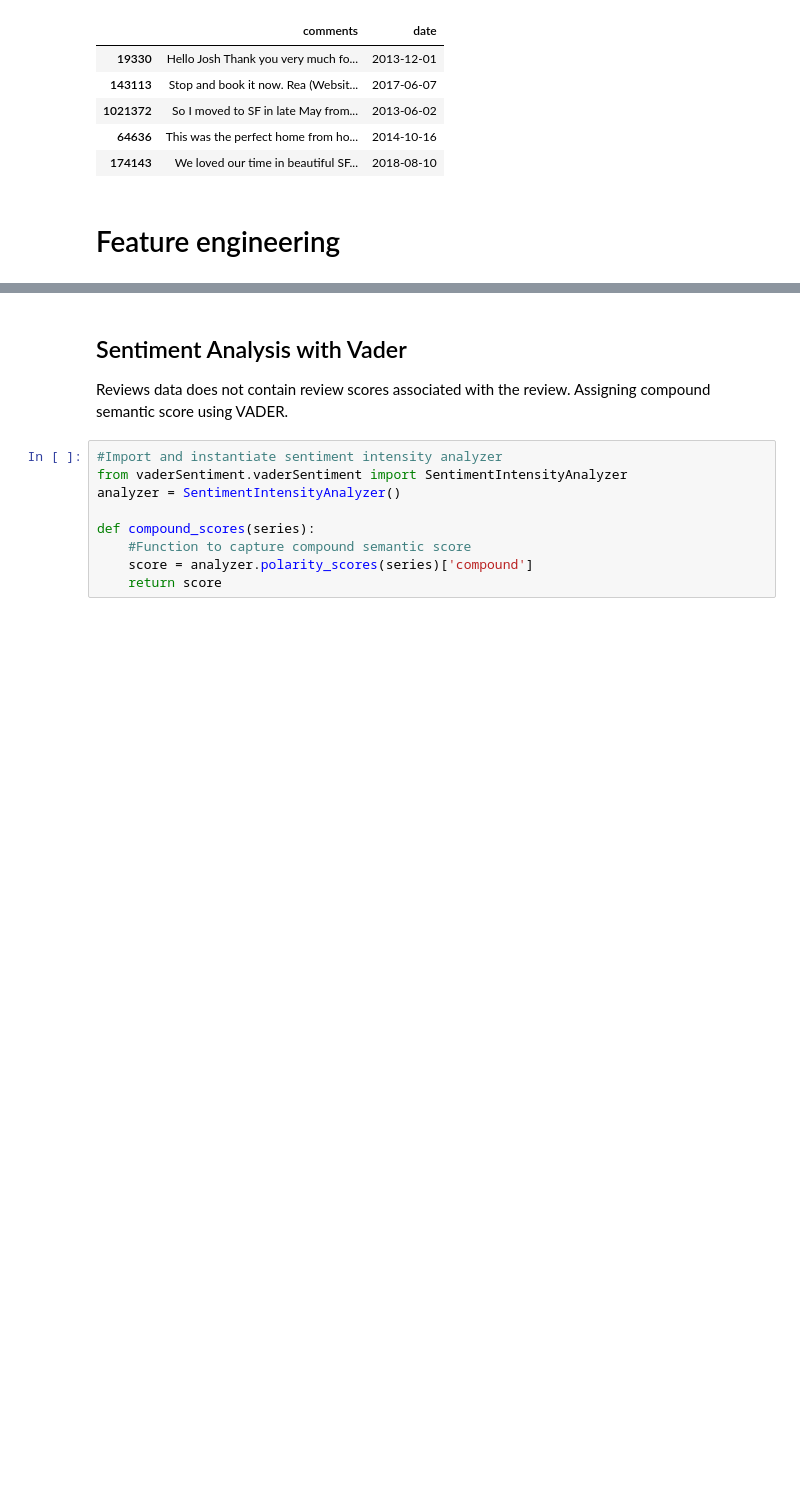
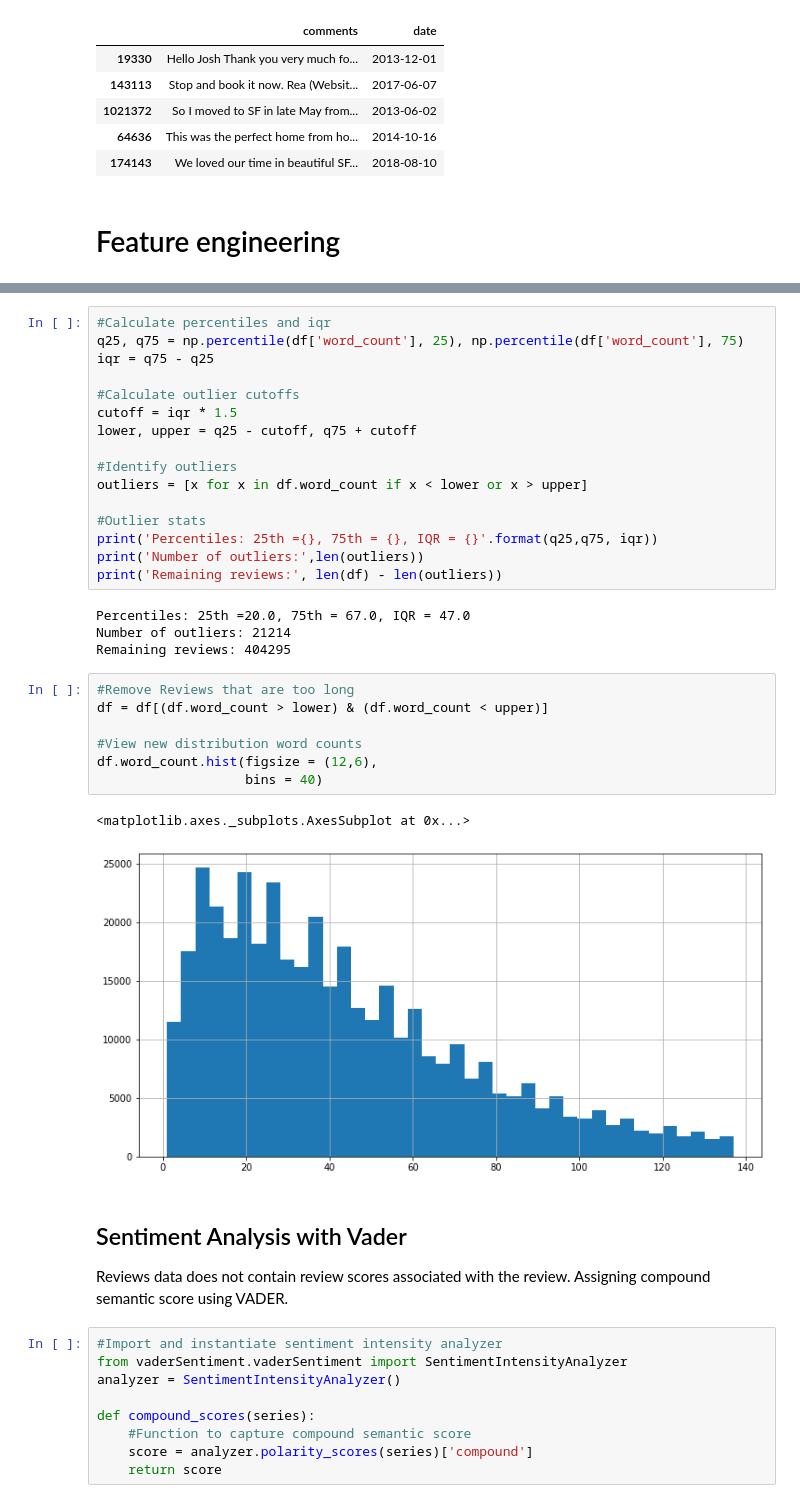
Before and after one commit to KishenSharma6/Airbnb-Analysis, a Jupyter notebook: Project Codes/04. Data Processing and Feature Engineering/2020_0207_Reviews_Preprocessing_NLP.ipynb, the cells around one changed output, grey strips where cells are left out. Saved outputs shown, nothing was run; the diff lists cells and outputs as text; blank space fills up the shorter version.

```diff
--- a/Project Codes/04. Data Processing and Feature Engineering/2020_0207_Reviews_Preprocessing_NLP.ipynb
+++ b/Project Codes/04. Data Processing and Feature Engineering/2020_0207_Reviews_Preprocessing_NLP.ipynb
@@ -55,3 +92,33 @@ dtype: object
+# %%
+#Calculate percentiles and iqr
+q25, q75 = np.percentile(df['word_count'], 25), np.percentile(df['word_count'], 75)
+iqr = q75 - q25
+
+#Calculate outlier cutoffs
+cutoff = iqr * 1.5
+lower, upper = q25 - cutoff, q75 + cutoff
+
+#Identify outliers
+outliers = [x for x in df.word_count if x < lower or x > upper]
+
+#Outlier stats
+print('Percentiles: 25th ={}, 75th = {}, IQR = {}'.format(q25,q75, iqr))
+print('Number of outliers:',len(outliers))
+print('Remaining reviews:', len(df) - len(outliers))
+# %% [output]
+Percentiles: 25th =20.0, 75th = 67.0, IQR = 47.0
+Number of outliers: 21214
+Remaining reviews: 404295
+# %%
+#Remove Reviews that are too long
+df = df[(df.word_count > lower) & (df.word_count < upper)]
+
+#View new distribution word counts
+df.word_count.hist(figsize = (12,6),
+                   bins = 40)
+# %% [output]
+<matplotlib.axes._subplots.AxesSubplot at 0x...>
+[figure, added]
 # %% [markdown]
 ## Sentiment Analysis with Vader
 
```
Also changed, not shown: parts of 8 cells of this notebook.
